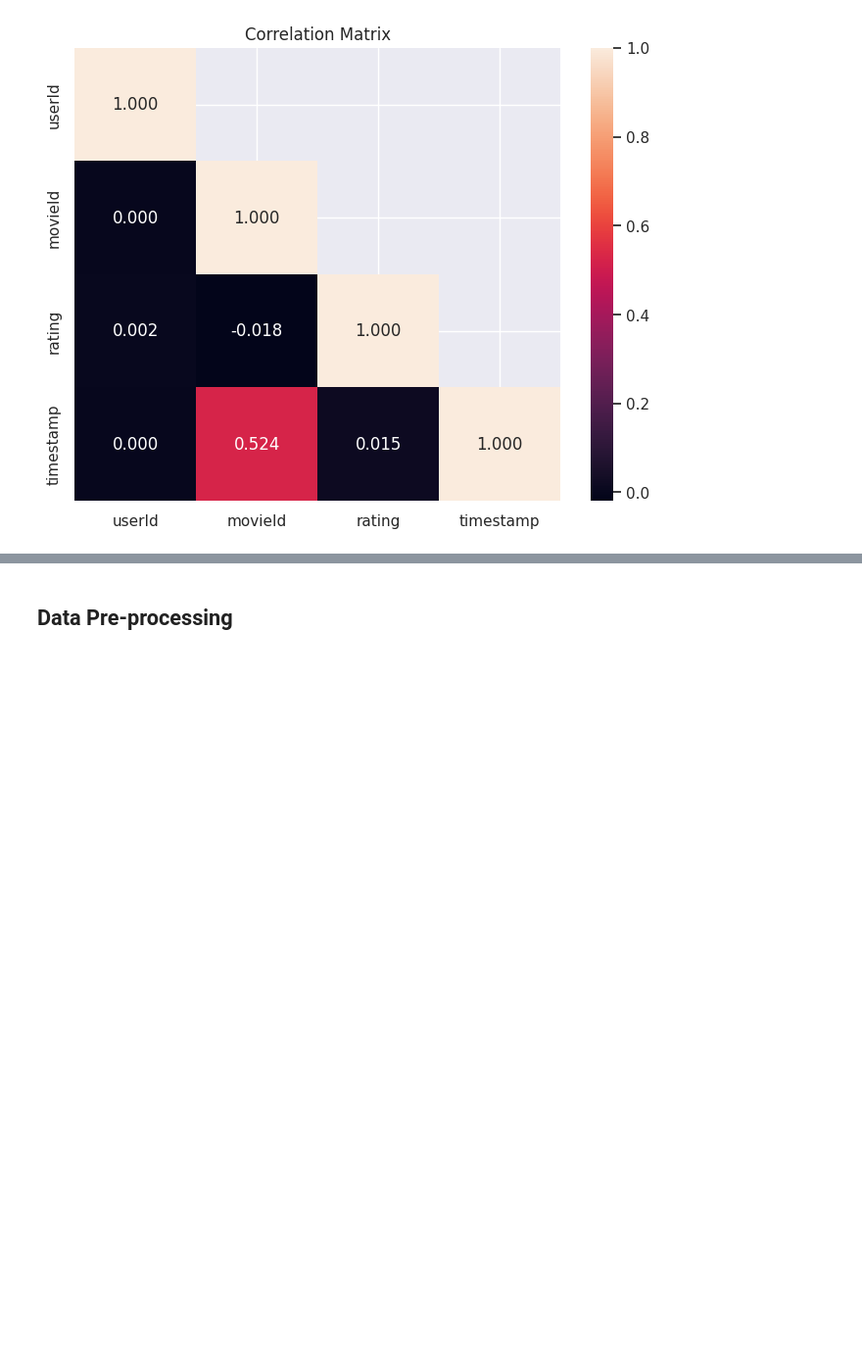
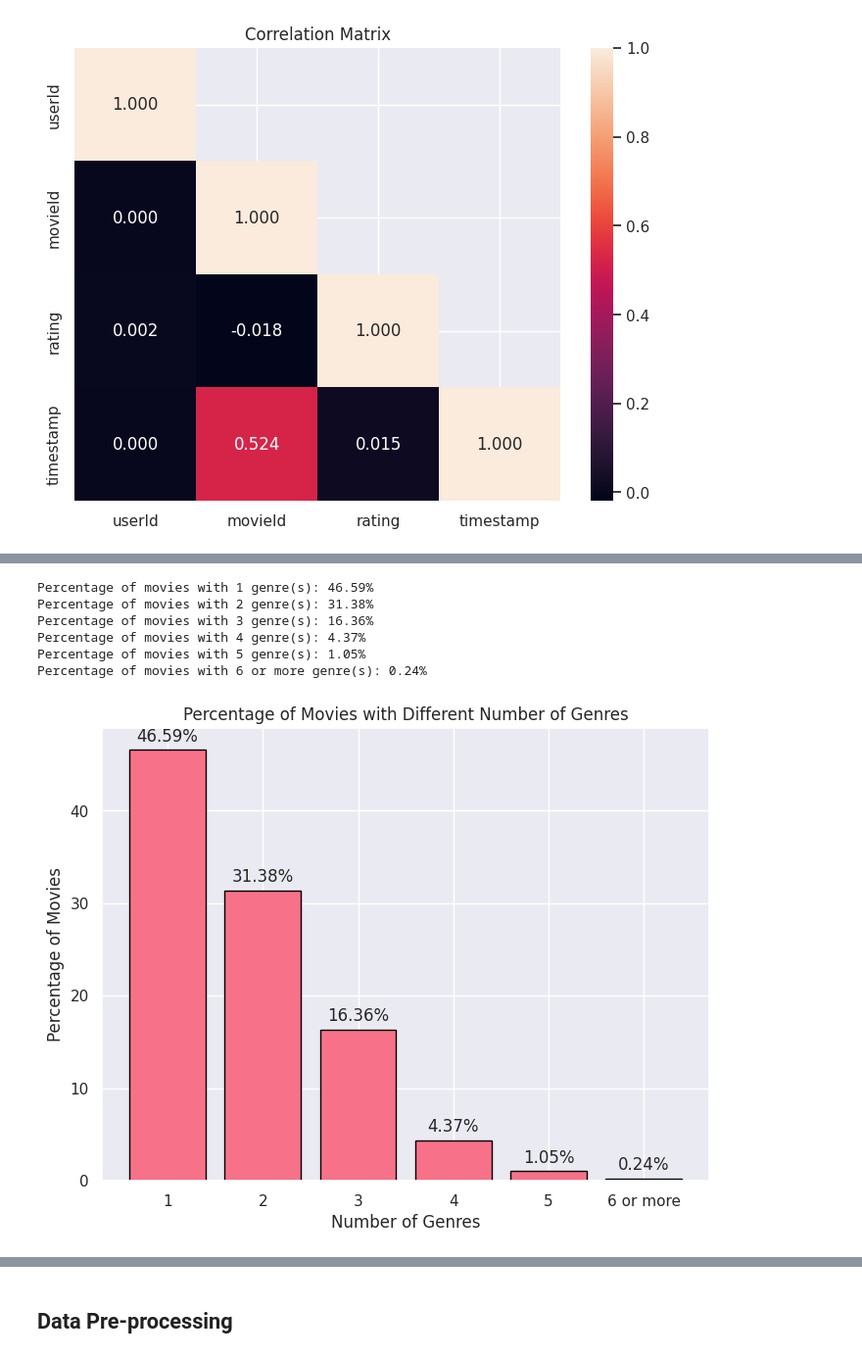
Before and after one commit to aaronmj7/MSc_project, a Jupyter notebook: Project_v1.ipynb, the cells around one changed output, grey strips where cells are left out. Shown at 98% size. Saved outputs shown, nothing was run; the diff lists cells and outputs as text; code cells hidden in the pictures; blank space fills up the shorter version.

```diff
--- a/Project_v1.ipynb
+++ b/Project_v1.ipynb
@@ -61,6 +71,10 @@ from sklearn.metrics import mean_absolute_error
 # %%
 # Set plot theme
-sns.set_theme(context='notebook', palette='husl', rc={'patch.edgecolor': 'k'})
+sns.set_theme(context='notebook', palette='husl',
+              rc={'patch.edgecolor': 'k'})
 
 # Set random seed
 set_random_seed(73)
+
+# Mount Google Drive
+drive.mount('/content/drive')
@@ -404,7 +419,9 @@ rating_count
 | 5.0 | 4596577 |
 dtype: int64
 # %%
-rating_normalized_counts = ratings_df['rating'].value_counts(normalize=True).sort_index() * 100
+# Get percentage of ratings
+rating_normalized_counts = ratings_df['rating'].value_counts(normalize=True)
+rating_normalized_counts = rating_normalized_counts.sort_index() * 100
 rating_normalized_counts
 # %% [output]
 |  | proportion |
@@ -496,0 +606,44 @@ Only movieId and timestamp have correlation. This might be due to Id increasing
+# %%
+# Create dictionary to store the percentages
+genre_percentage = {}
+
+# Iterate through the genre counts and store their percentages
+for i in range(1, 6):
+    genre_percentage[i] = genre_counts.get(i, 0)
+
+# Handle movies with 6 or more genres
+genre_percentage['6 or more'] = genre_counts[genre_counts.index >= 6].sum()
+
+# Print the results
+for count, percentage in genre_percentage.items():
+    print(f"Percentage of movies with {count} genre(s): {percentage:.2f}%")
+# %% [output]
+Percentage of movies with 1 genre(s): 46.59%
+Percentage of movies with 2 genre(s): 31.38%
+Percentage of movies with 3 genre(s): 16.36%
+Percentage of movies with 4 genre(s): 4.37%
+Percentage of movies with 5 genre(s): 1.05%
+Percentage of movies with 6 or more genre(s): 0.24%
+# %%
+# Convert '6 or more' to 6 to plot
+genre_counts = [6 if isinstance(x, str) else x for x in genre_percentage.keys()]
+# Get percentages
+percentages = list(genre_percentage.values())
+
+# Plot bar chart
+plt.figure(figsize=(8, 6))
+plt.bar(genre_counts, percentages)
+plt.title('Percentage of Movies with Different Number of Genres')
+plt.xlabel('Number of Genres')
+plt.ylabel('Percentage of Movies')
+# Display '6 or more' on x-axis
+plt.xticks(genre_counts,
+           [str(x) if x != 6 else '6 or more' for x in genre_counts])
+
+# Add percentage above the bars
+for i, v in enumerate(percentages):
+    plt.text(genre_counts[i], v + 0.5, f'{v:.2f}%', ha='center', va='bottom')
+
+plt.show()
+# %% [output]
+[figure, added]
```
Also changed, not shown: parts of 122 cells of this notebook.
